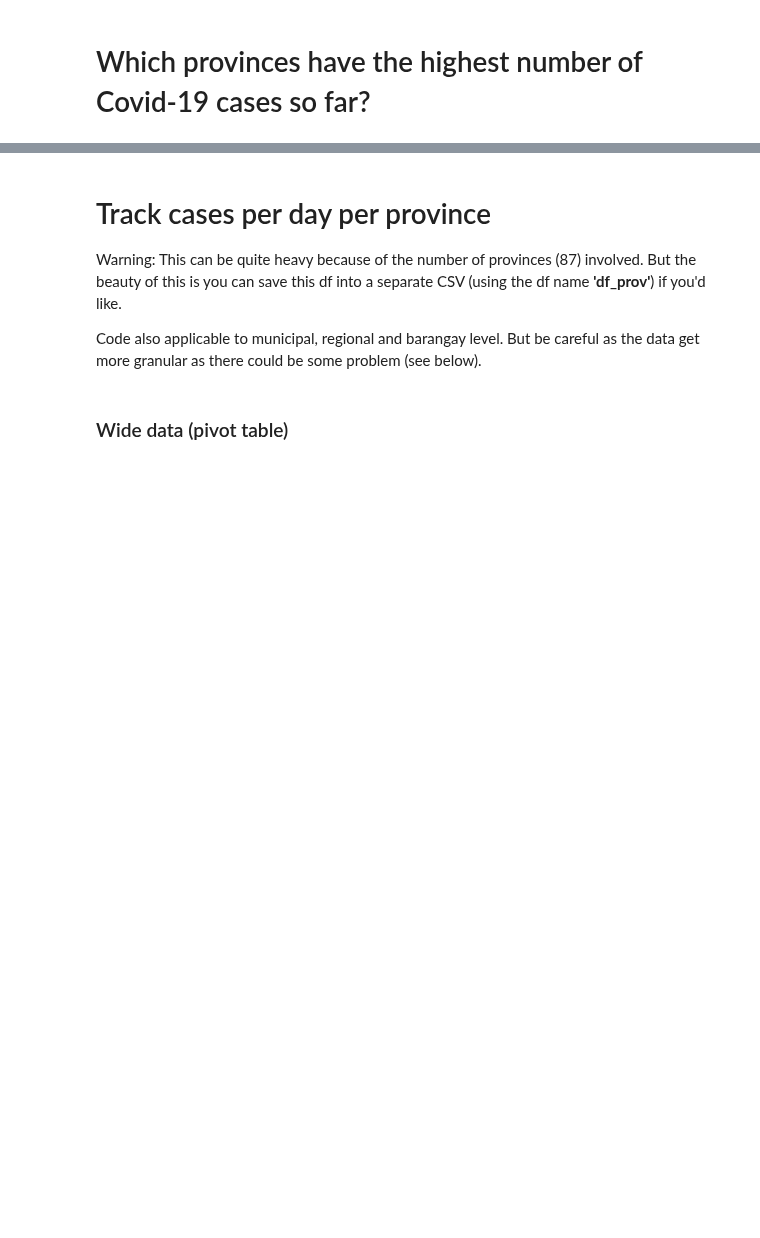
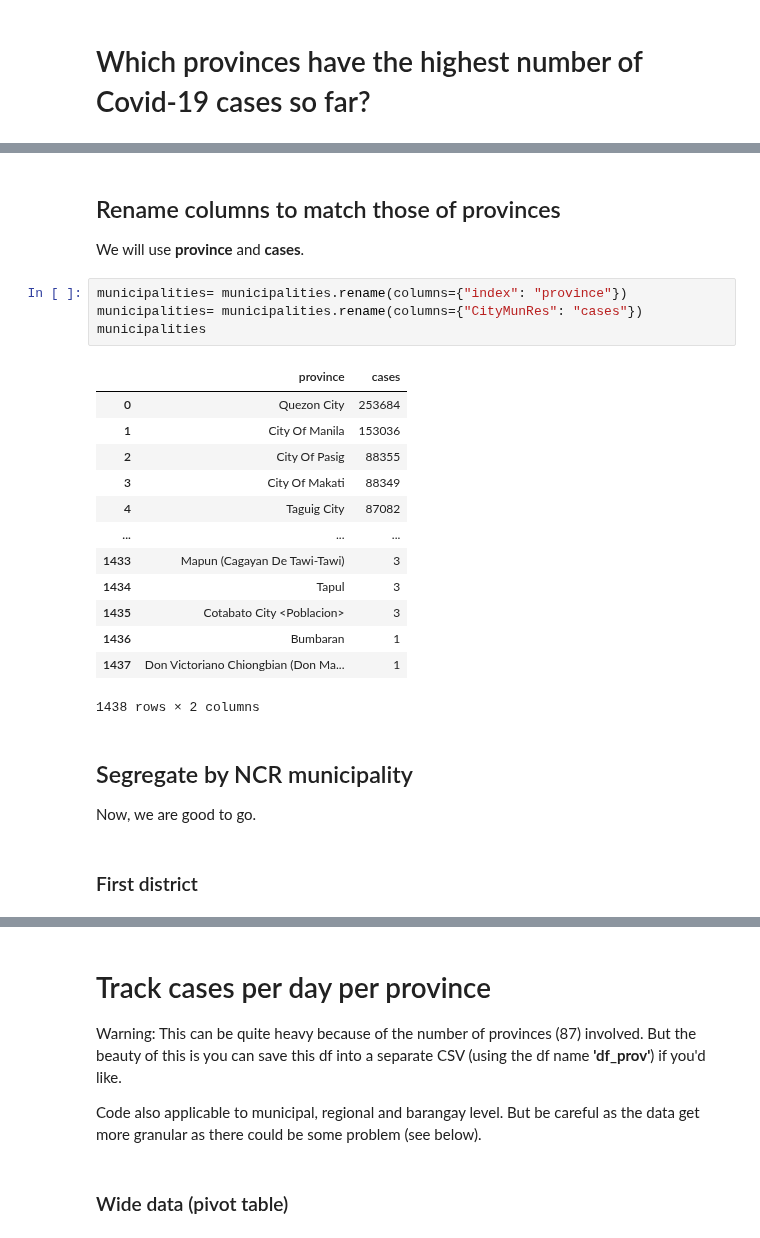
Before and after one commit to pmagtulis/covid-ph, a Jupyter notebook: covid-philippines.ipynb, the cells around one changed output, grey strips where cells are left out. Cells and saved outputs as stored; diff of their text form; blank space fills up the shorter version.

```diff
--- a/covid-philippines.ipynb
+++ b/covid-philippines.ipynb
@@ -293,0 +341,28 @@ Interpretation: Six cities from Metro Manila top the list of number of people in
+# %% [markdown]
+## Rename columns to match those of provinces
+
+We will use **province** and **cases**.
+# %%
+municipalities= municipalities.rename(columns={"index": "province"})
+municipalities= municipalities.rename(columns={"CityMunRes": "cases"})
+municipalities
+# %% [output]
+|  | province | cases |
+| 0 | Quezon City | 253684 |
+| 1 | City Of Manila | 153036 |
+| 2 | City Of Pasig | 88355 |
+| 3 | City Of Makati | 88349 |
+| 4 | Taguig City | 87082 |
+| ... | ... | ... |
+| 1433 | Mapun (Cagayan De Tawi-Tawi) | 3 |
+| 1434 | Tapul | 3 |
+| 1435 | Cotabato City <Poblacion> | 3 |
+| 1436 | Bumbaran | 1 |
+| 1437 | Don Victoriano Chiongbian (Don Ma... | 1 |
+1438 rows × 2 columns
+# %% [markdown]
+## Segregate by NCR municipality
+
+Now, we are good to go.
+# %% [markdown]
+### First district
```
Also changed, not shown: parts of 49 cells of this notebook.
